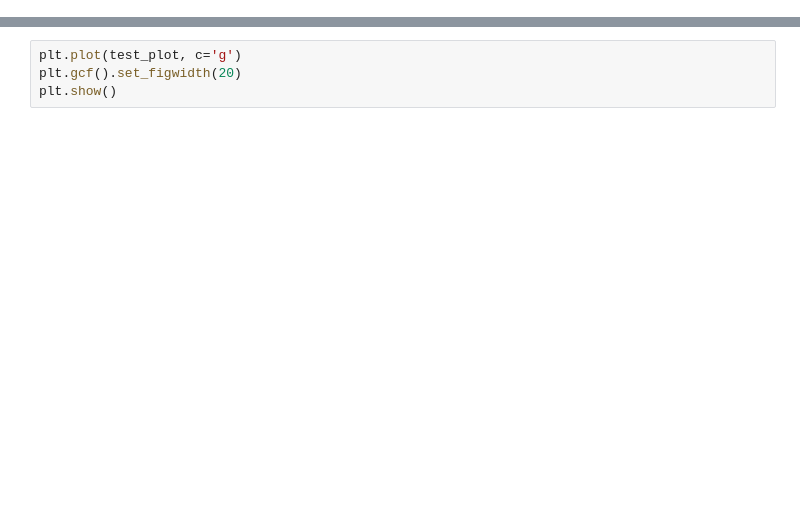
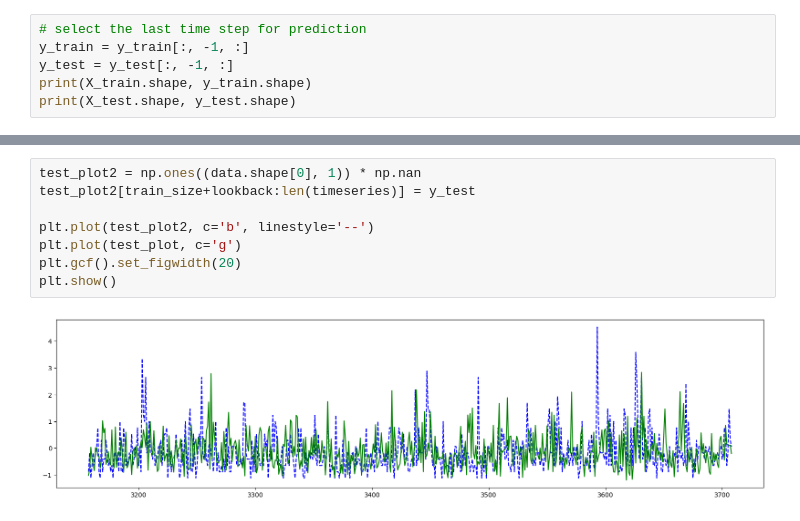
Before and after one commit to Arkaikus/graph-ml, a Jupyter notebook: earthquakes/lstm/examples/magnitude-forecasting.ipynb, the cells around one changed output, grey strips where cells are left out. Cells and saved outputs as stored; diff of their text form; blank space fills up the shorter version.

```diff
--- a/earthquakes/lstm/examples/magnitude-forecasting.ipynb
+++ b/earthquakes/lstm/examples/magnitude-forecasting.ipynb
@@ -85,0 +120,6 @@ torch.Size([1603, 2]) torch.Size([1603, 1])
+# %%
+# select the last time step for prediction
+y_train = y_train[:, -1, :]
+y_test = y_test[:, -1, :]
+print(X_train.shape, y_train.shape)
+print(X_test.shape, y_test.shape)
@@ -192,4 +233,10 @@ plt.plot(train_plot, c='r')
 # %%
+test_plot2 = np.ones((data.shape[0], 1)) * np.nan
+test_plot2[train_size+lookback:len(timeseries)] = y_test
+
+plt.plot(test_plot2, c='b', linestyle='--')
 plt.plot(test_plot, c='g')
 plt.gcf().set_figwidth(20)
 plt.show()
+# %% [output]
+[figure, added]
```
Also changed, not shown: parts of 18 cells of this notebook.
